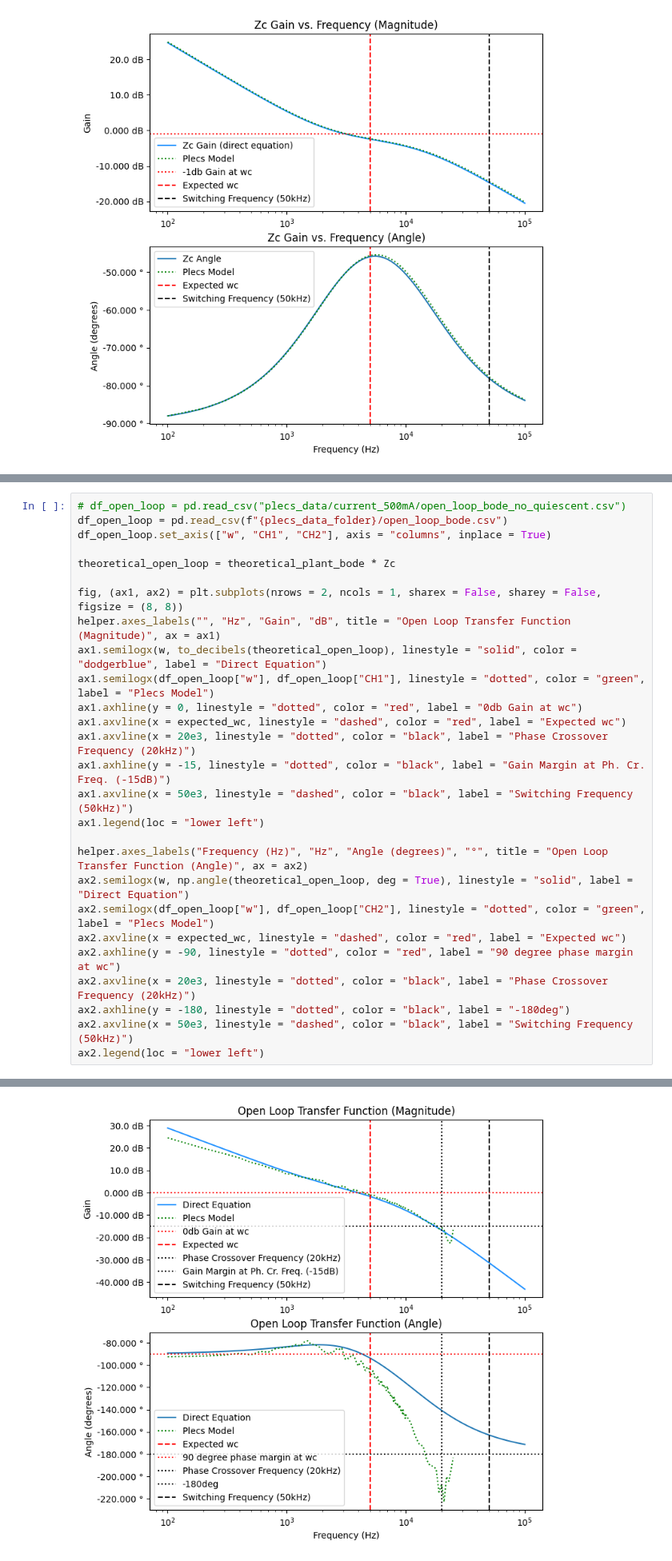
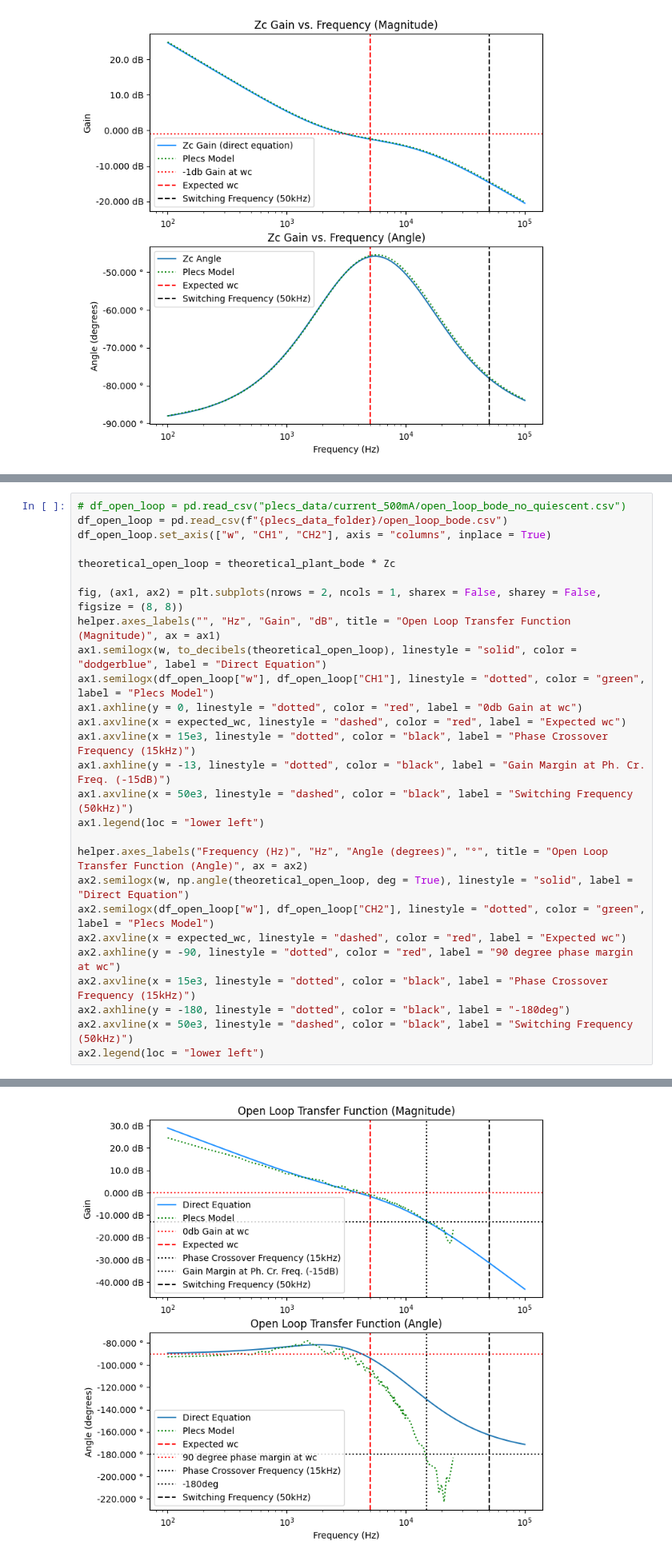
Before and after one commit to ianeyk/wind-turbine, a Jupyter notebook: large_wind_turbine/large_turbine_buck_converter_parameters/large_buck_converter_parameters.ipynb, the cells around one changed output, grey strips where cells are left out. Shown at 80% size. Cells and saved outputs as stored; diff of their text form.

```diff
--- a/large_wind_turbine/large_turbine_buck_converter_parameters/large_buck_converter_parameters.ipynb
+++ b/large_wind_turbine/large_turbine_buck_converter_parameters/large_buck_converter_parameters.ipynb
@@ -255,32 +263,32 @@ In any case, we have an open-loop transfer function that looks good and matches
 # %%
 # df_open_loop = pd.read_csv("plecs_data/current_500mA/open_loop_bode_no_quiescent.csv")
 df_open_loop = pd.read_csv(f"{plecs_data_folder}/open_loop_bode.csv")
 df_open_loop.set_axis(["w", "CH1", "CH2"], axis = "columns", inplace = True)
 
 theoretical_open_loop = theoretical_plant_bode * Zc
 
 fig, (ax1, ax2) = plt.subplots(nrows = 2, ncols = 1, sharex = False, sharey = False, figsize = (8, 8))
 helper.axes_labels("", "Hz", "Gain", "dB", title = "Open Loop Transfer Function (Magnitude)", ax = ax1)
 ax1.semilogx(w, to_decibels(theoretical_open_loop), linestyle = "solid", color = "dodgerblue", label = "Direct Equation")
 ax1.semilogx(df_open_loop["w"], df_open_loop["CH1"], linestyle = "dotted", color = "green", label = "Plecs Model")
 ax1.axhline(y = 0, linestyle = "dotted", color = "red", label = "0db Gain at wc")
 ax1.axvline(x = expected_wc, linestyle = "dashed", color = "red", label = "Expected wc")
-ax1.axvline(x = 20e3, linestyle = "dotted", color = "black", label = "Phase Crossover Frequency (20kHz)")
-ax1.axhline(y = -15, linestyle = "dotted", color = "black", label = "Gain Margin at Ph. Cr. Freq. (-15dB)")
+ax1.axvline(x = 15e3, linestyle = "dotted", color = "black", label = "Phase Crossover Frequency (15kHz)")
+ax1.axhline(y = -13, linestyle = "dotted", color = "black", label = "Gain Margin at Ph. Cr. Freq. (-15dB)")
 ax1.axvline(x = 50e3, linestyle = "dashed", color = "black", label = "Switching Frequency (50kHz)")
 ax1.legend(loc = "lower left")
 
 helper.axes_labels("Frequency (Hz)", "Hz", "Angle (degrees)", "°", title = "Open Loop Transfer Function (Angle)", ax = ax2)
 ax2.semilogx(w, np.angle(theoretical_open_loop, deg = True), linestyle = "solid", label = "Direct Equation")
 ax2.semilogx(df_open_loop["w"], df_open_loop["CH2"], linestyle = "dotted", color = "green", label = "Plecs Model")
 ax2.axvline(x = expected_wc, linestyle = "dashed", color = "red", label = "Expected wc")
 ax2.axhline(y = -90, linestyle = "dotted", color = "red", label = "90 degree phase margin at wc")
-ax2.axvline(x = 20e3, linestyle = "dotted", color = "black", label = "Phase Crossover Frequency (20kHz)")
+ax2.axvline(x = 15e3, linestyle = "dotted", color = "black", label = "Phase Crossover Frequency (15kHz)")
 ax2.axhline(y = -180, linestyle = "dotted", color = "black", label = "-180deg")
 ax2.axvline(x = 50e3, linestyle = "dashed", color = "black", label = "Switching Frequency (50kHz)")
 ax2.legend(loc = "lower left")
 # %% [output]
 <matplotlib.legend.Legend at 0x...>
-[figure, old version]
+[figure, new version]
 # %% [markdown]
 ### Closed-Loop Transfer Function
```
Also changed, not shown: parts of 12 cells of this notebook, 8 other files.
